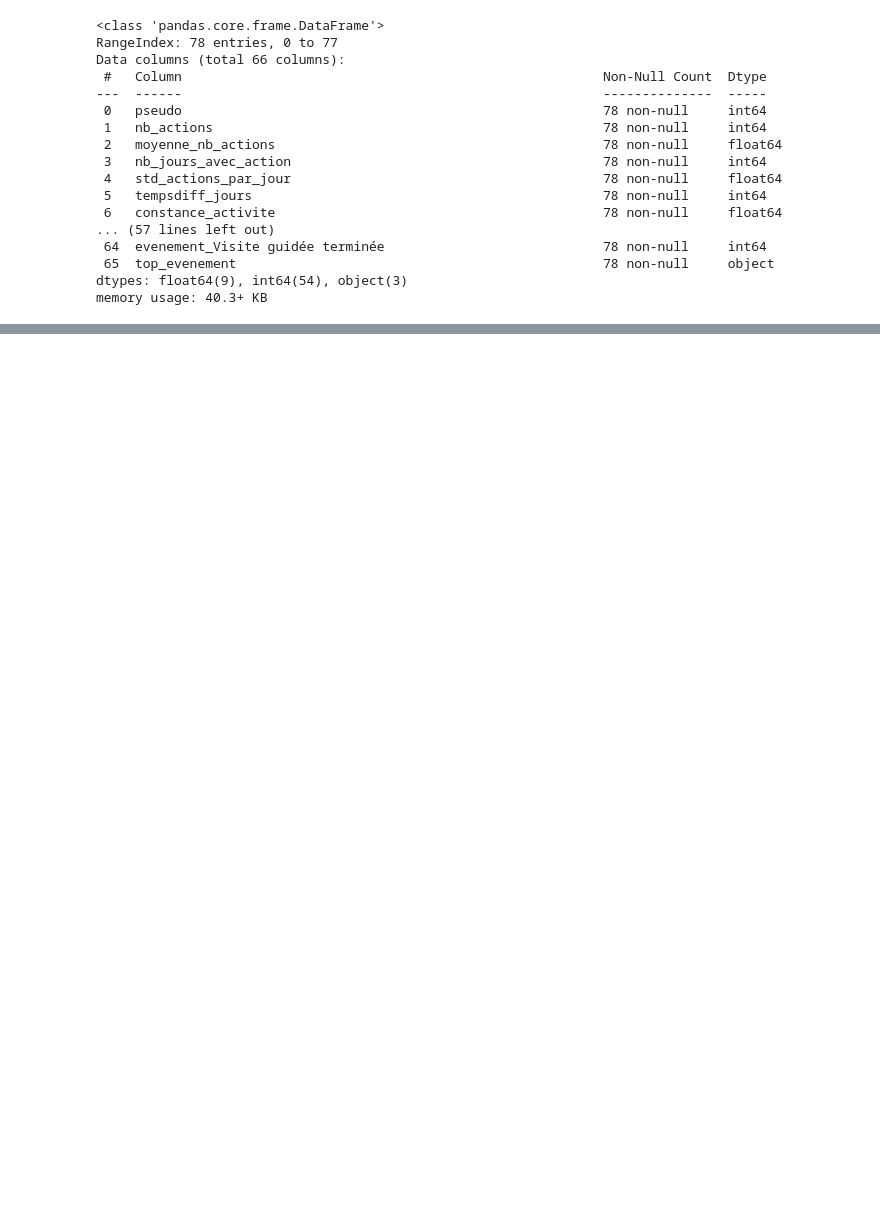
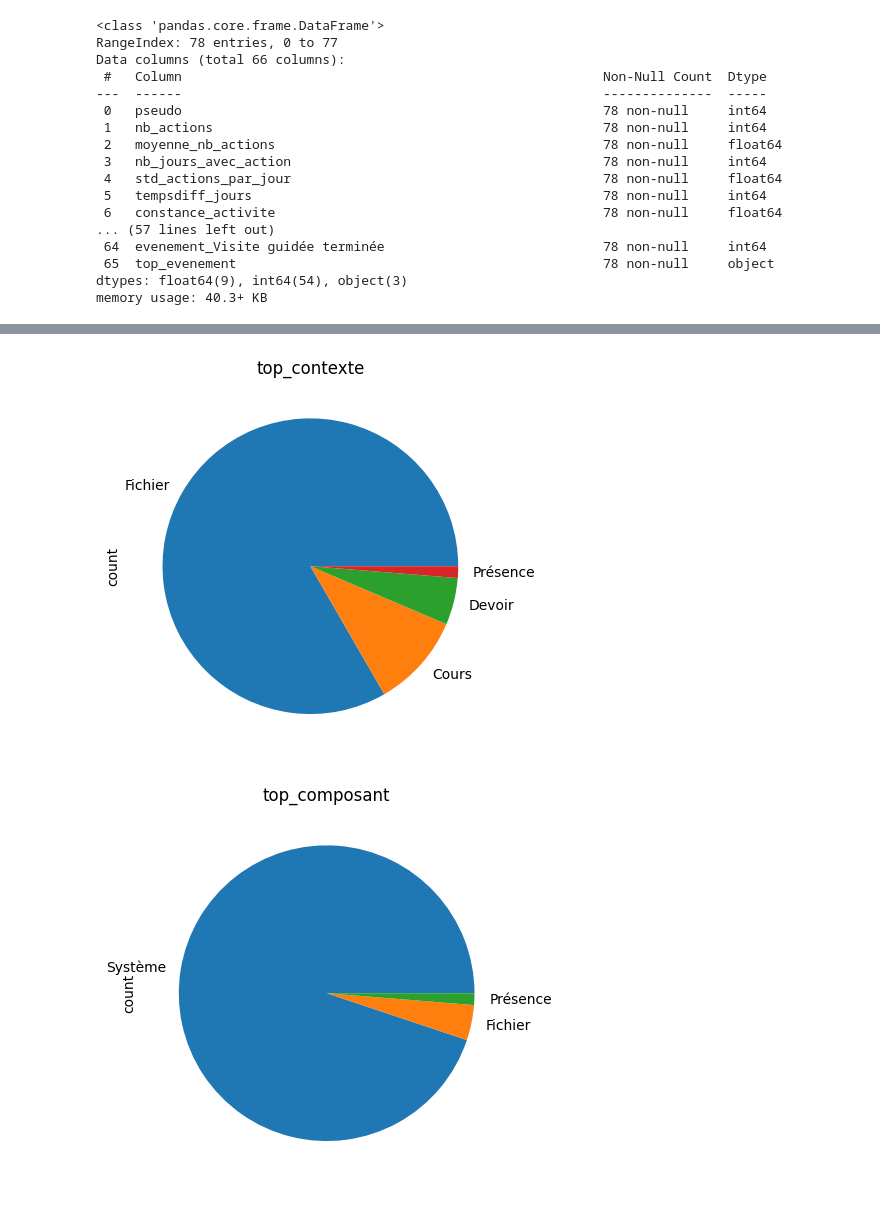
Before and after one commit to Lore9820/projet_notes, a Jupyter notebook: EDA_df.ipynb, the cells around one changed output, grey strips where cells are left out. Saved outputs shown, nothing was run; the diff lists cells and outputs as text; code cells hidden in the pictures; blank space fills up the shorter version.

```diff
--- a/EDA_df.ipynb
+++ b/EDA_df.ipynb
@@ -55,0 +174,8 @@ memory usage: 40.3+ KB
+# %%
+for col in df.select_dtypes('object'):
+    plt.figure()
+    df[col].value_counts().plot.pie()
+    plt.title(col)
+# %% [output]
+[figure, added]
+[figure, added]
```
Also changed, not shown: parts of 23 cells of this notebook, 1 other file.
